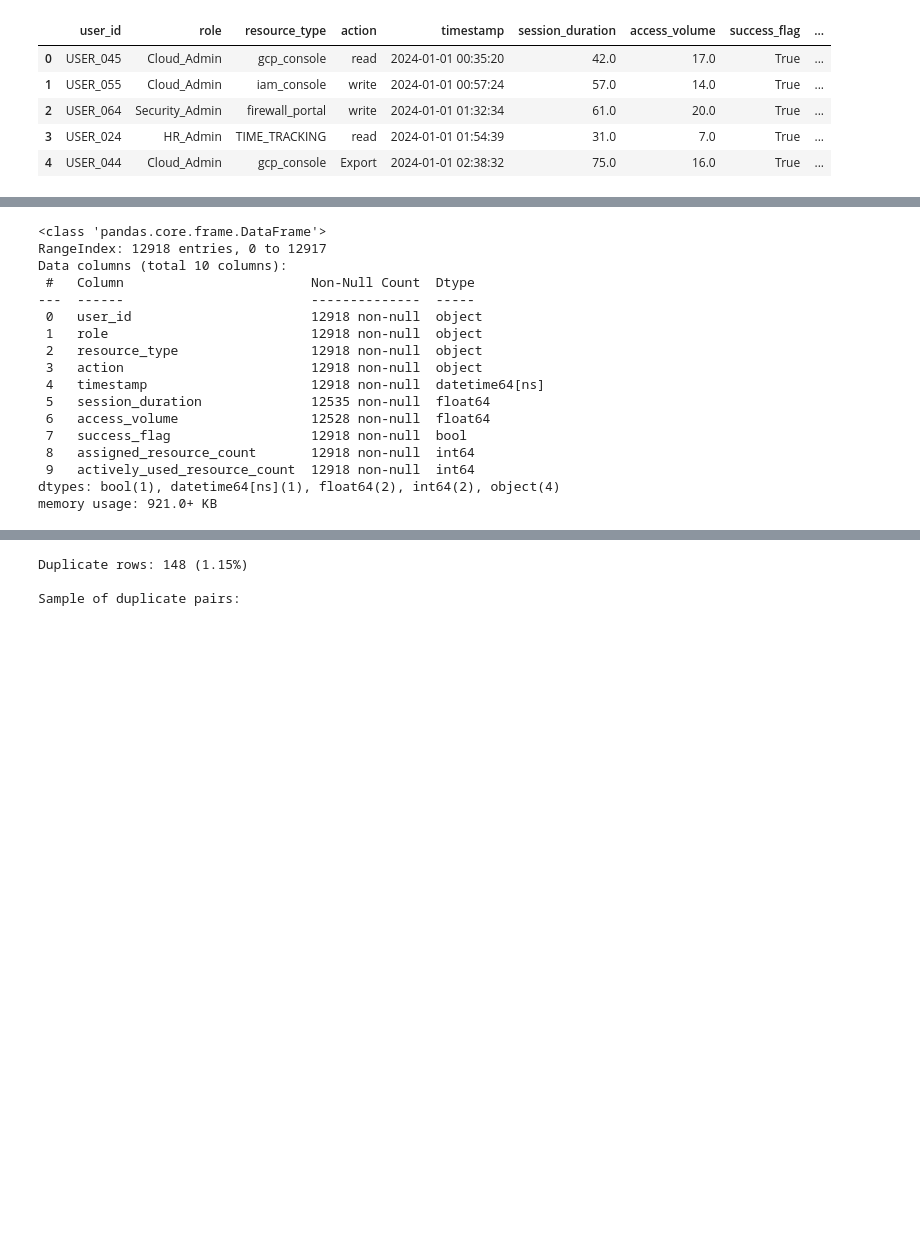
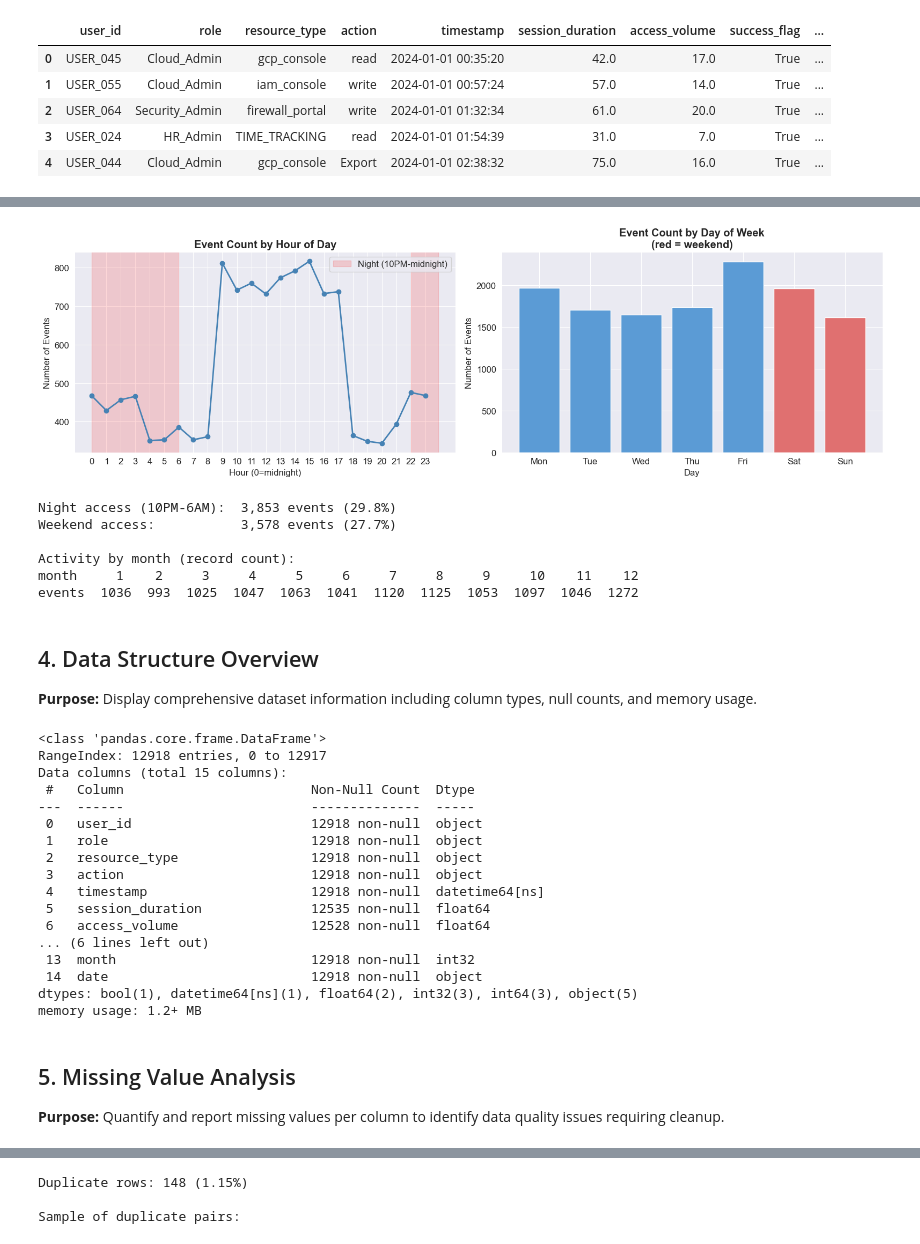
Before and after one commit to kalviumcommunity/S62-0226-Bazinga-DataScience-MachineLearning-Echelon, a Jupyter notebook: notebooks/01_data_exploration.ipynb, the cells around one changed output, grey strips where cells are left out. Cells and saved outputs as stored; diff of their text form; code cells hidden in the pictures; blank space fills up the shorter version.

```diff
--- a/notebooks/01_data_exploration.ipynb
+++ b/notebooks/01_data_exploration.ipynb
@@ -57,3 +76,63 @@ Memory usage: 3.4 MB
+# %%
+# Temporal Univariate Analysis
+# Extract time components from raw df for exploration.
+# These are needed BEFORE user-level aggregation so we see event-level patterns.
+
+df['hour'] = df['timestamp'].dt.hour
+df['day_of_week'] = df['timestamp'].dt.dayofweek  # 0=Monday, 6=Sunday
+df['week'] = df['timestamp'].dt.isocalendar().week.astype(int)
+df['month'] = df['timestamp'].dt.month
+df['date'] = df['timestamp'].dt.date
+
+# Plot 1: Activity by Hour of Day
+fig, axes = plt.subplots(1, 2, figsize=(16, 5))
+
+hourly_counts = df.groupby('hour').size()
+axes[0].plot(
+	hourly_counts.index,
+	hourly_counts.values,
+	marker='o',
+	color='steelblue',
+	linewidth=2
+)
+axes[0].axvspan(22, 23.9, alpha=0.15, color='red', label='Night (10PM-midnight)')
+axes[0].axvspan(0, 6, alpha=0.15, color='red')
+axes[0].set_title('Event Count by Hour of Day', fontweight='bold')
+axes[0].set_xlabel('Hour (0=midnight)')
+axes[0].set_ylabel('Number of Events')
+axes[0].set_xticks(range(0, 24))
+axes[0].legend()
+
+# Plot 2: Activity by Day of Week
+day_labels = ['Mon', 'Tue', 'Wed', 'Thu', 'Fri', 'Sat', 'Sun']
+dow_counts = df.groupby('day_of_week').size()
+bar_colors = ['#e07070' if d >= 5 else '#5b9bd5' for d in dow_counts.index]
+axes[1].bar(day_labels, dow_counts.values, color=bar_colors, edgecolor='white')
+axes[1].set_title('Event Count by Day of Week\n(red = weekend)', fontweight='bold')
+axes[1].set_xlabel('Day')
+axes[1].set_ylabel('Number of Events')
+
+plt.tight_layout()
+plt.show()
+
+# Print summary stats
+night_mask = (df['hour'] >= 22) | (df['hour'] <= 6)
+weekend_mask = df['day_of_week'] >= 5
+print(f"Night access (10PM-6AM):  {night_mask.sum():,} events ({night_mask.mean() * 100:.1f}%)")
+print(f"Weekend access:           {weekend_mask.sum():,} events ({weekend_mask.mean() * 100:.1f}%)")
+print("\nActivity by month (record count):")
+print(df.groupby('month').size().rename('events').to_frame().T)
+# %% [output]
+[figure, added]
+Night access (10PM-6AM):  3,853 events (29.8%)
+Weekend access:           3,578 events (27.7%)
+
+Activity by month (record count):
+month     1    2     3     4     5     6     7     8     9     10    11    12
+events  1036  993  1025  1047  1063  1041  1120  1125  1053  1097  1046  1272
+# %% [markdown]
+## 4. Data Structure Overview
+**Purpose:** Display comprehensive dataset information including column types, null counts, and memory usage.
 # %%
 # df.info() gives you three critical things at once:
 # 1. The dtype of each column (int, float, object, datetime)
@@ -65,7 +144,7 @@ df.info()
 # %% [output]
 <class 'pandas.core.frame.DataFrame'>
 RangeIndex: 12918 entries, 0 to 12917
-Data columns (total 10 columns):
+Data columns (total 15 columns):
  #   Column                        Non-Null Count  Dtype
 ---  ------                        --------------  -----
  0   user_id                       12918 non-null  object
@@ -75,11 +154,14 @@ Data columns (total 10 columns):
  4   timestamp                     12918 non-null  datetime64[ns]
  5   session_duration              12535 non-null  float64
  6   access_volume                 12528 non-null  float64
- 7   success_flag                  12918 non-null  bool
- 8   assigned_resource_count       12918 non-null  int64
- 9   actively_used_resource_count  12918 non-null  int64
-dtypes: bool(1), datetime64[ns](1), float64(2), int64(2), object(4)
-memory usage: 921.0+ KB
+... (6 lines left out)
+ 13  month                         12918 non-null  int32
+ 14  date                          12918 non-null  object
+dtypes: bool(1), datetime64[ns](1), float64(2), int32(3), int64(3), object(5)
+memory usage: 1.2+ MB
+# %% [markdown]
+## 5. Missing Value Analysis
+**Purpose:** Quantify and report missing values per column to identify data quality issues requiring cleanup.
 # %%
 # Count nulls per column and express as both raw count and percentage
 # .query() filters to only show columns that actually have missing values
```
Also changed, not shown: parts of 46 cells of this notebook, 9 other files.
